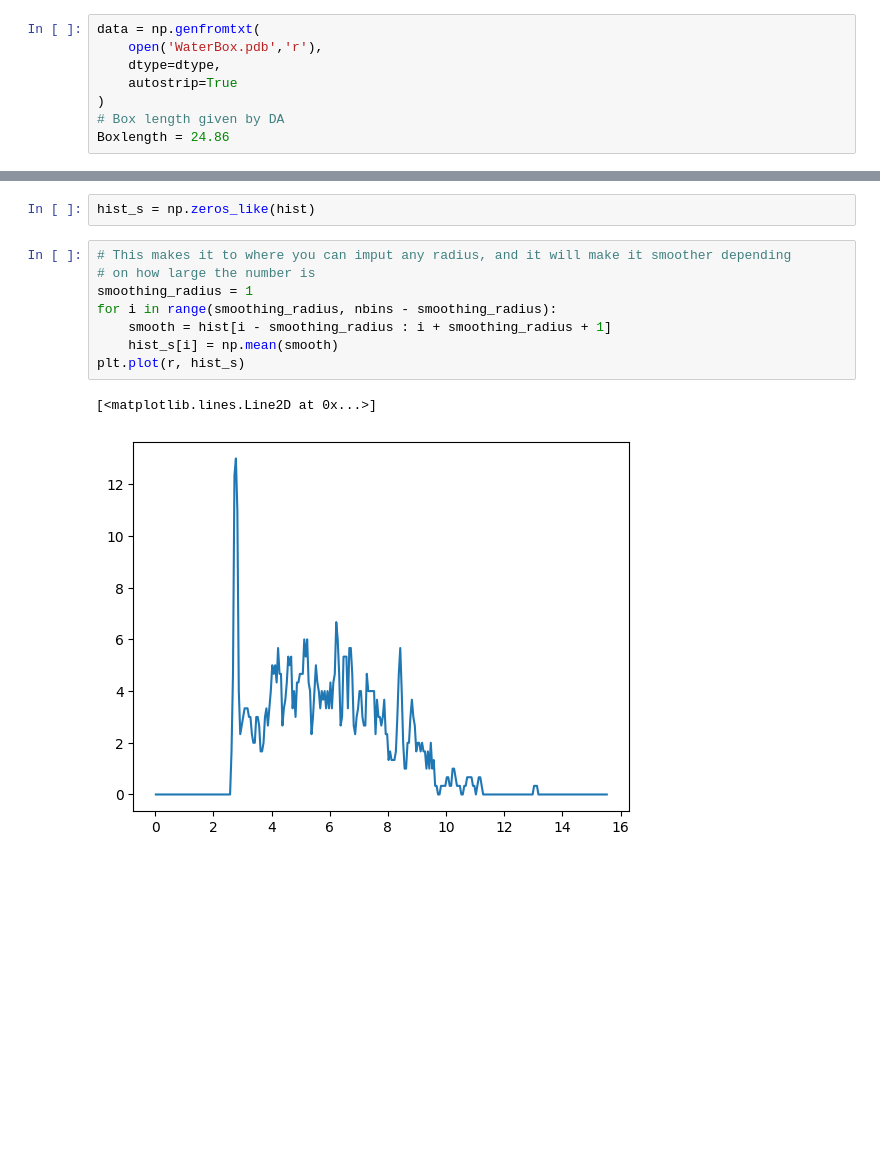
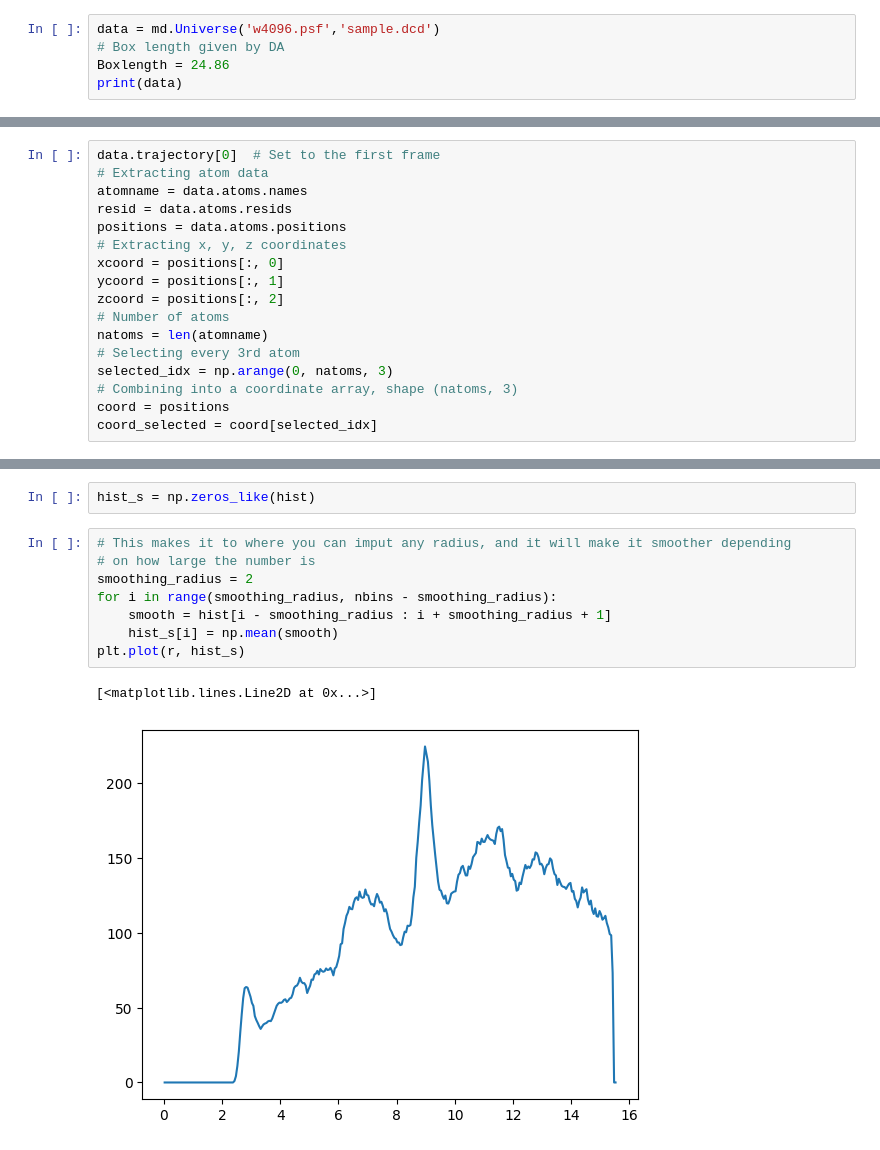
Before and after one commit to SULLIVAN777/Internship_Project_2025, a Jupyter notebook: Version2.ipynb, the cells around one changed output, grey strips where cells are left out. Drawn from its saved outputs; the diff is of its cells as text; blank space fills up the shorter version.

```diff
--- a/Version2.ipynb
+++ b/Version2.ipynb
@@ -20,10 +21,7 @@ dtype=[
     ('segment','U6')
 ]
 # %%
-data = np.genfromtxt(
-    open('WaterBox.pdb','r'),
-    dtype=dtype,
-    autostrip=True
-)
+data = md.Universe('w4096.psf','sample.dcd')
 # Box length given by DA
 Boxlength = 24.86
+print(data)
@@ -40,3 +30,20 @@ coord = np.transpose(np.array([xcoord,ycoord,zcoord]))
+# %%
+data.trajectory[0]  # Set to the first frame
+# Extracting atom data
+atomname = data.atoms.names
+resid = data.atoms.resids
+positions = data.atoms.positions
+# Extracting x, y, z coordinates
+xcoord = positions[:, 0]
+ycoord = positions[:, 1]
+zcoord = positions[:, 2]
+# Number of atoms
+natoms = len(atomname)
+# Selecting every 3rd atom
+selected_idx = np.arange(0, natoms, 3)
+# Combining into a coordinate array, shape (natoms, 3)
+coord = positions
+coord_selected = coord[selected_idx]
 # %%
 # To partition with all bins with positive indices, we will need to move the box by boxlength/2 in all dimensions
 coord = coord + Boxlength/2.0
@@ -119,11 +126,11 @@ hist_s = np.zeros_like(hist)
 # %%
 # This makes it to where you can imput any radius, and it will make it smoother depending
 # on how large the number is
-smoothing_radius = 1
+smoothing_radius = 2
 for i in range(smoothing_radius, nbins - smoothing_radius):
     smooth = hist[i - smoothing_radius : i + smoothing_radius + 1]
     hist_s[i] = np.mean(smooth)
 plt.plot(r, hist_s)
 # %% [output]
 [<matplotlib.lines.Line2D at 0x...>]
-[figure, old version]
+[figure, new version]
```
Also changed, not shown: parts of 4 cells of this notebook.
